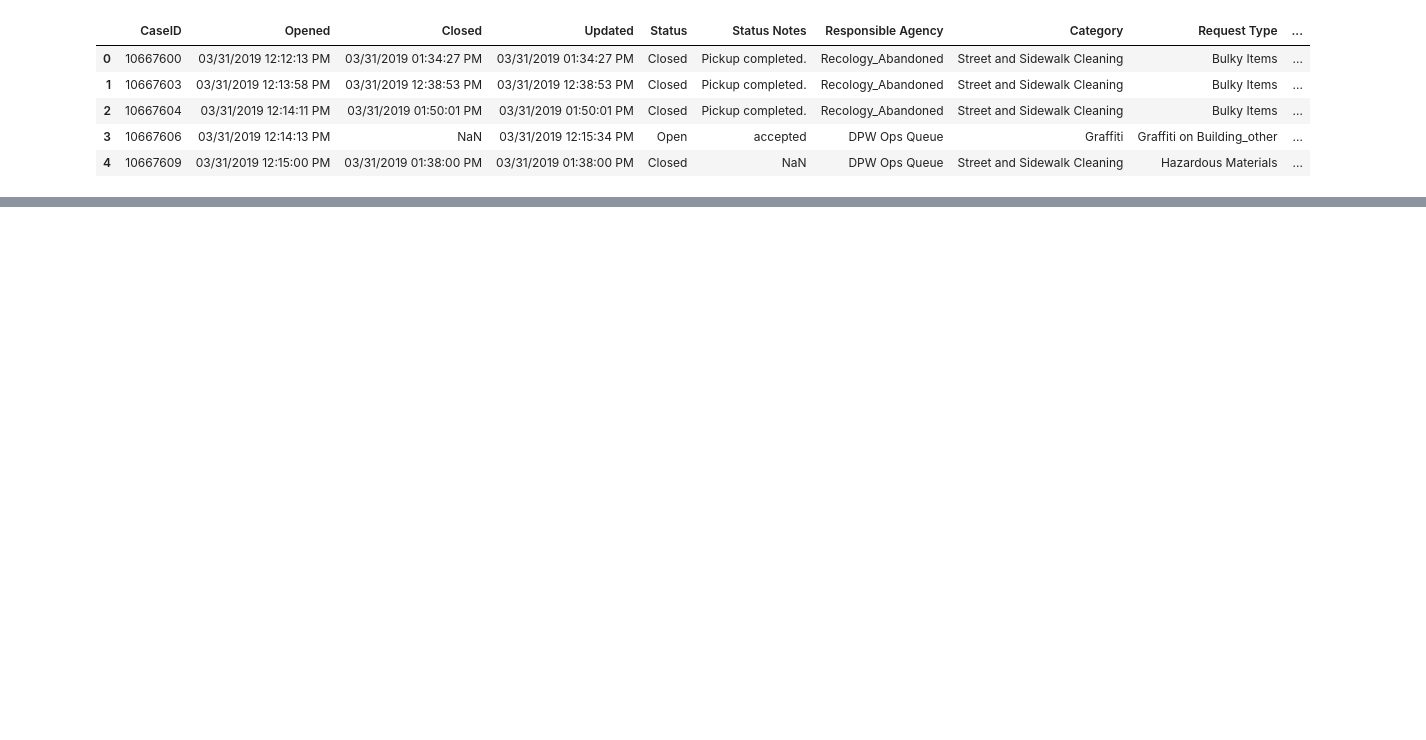
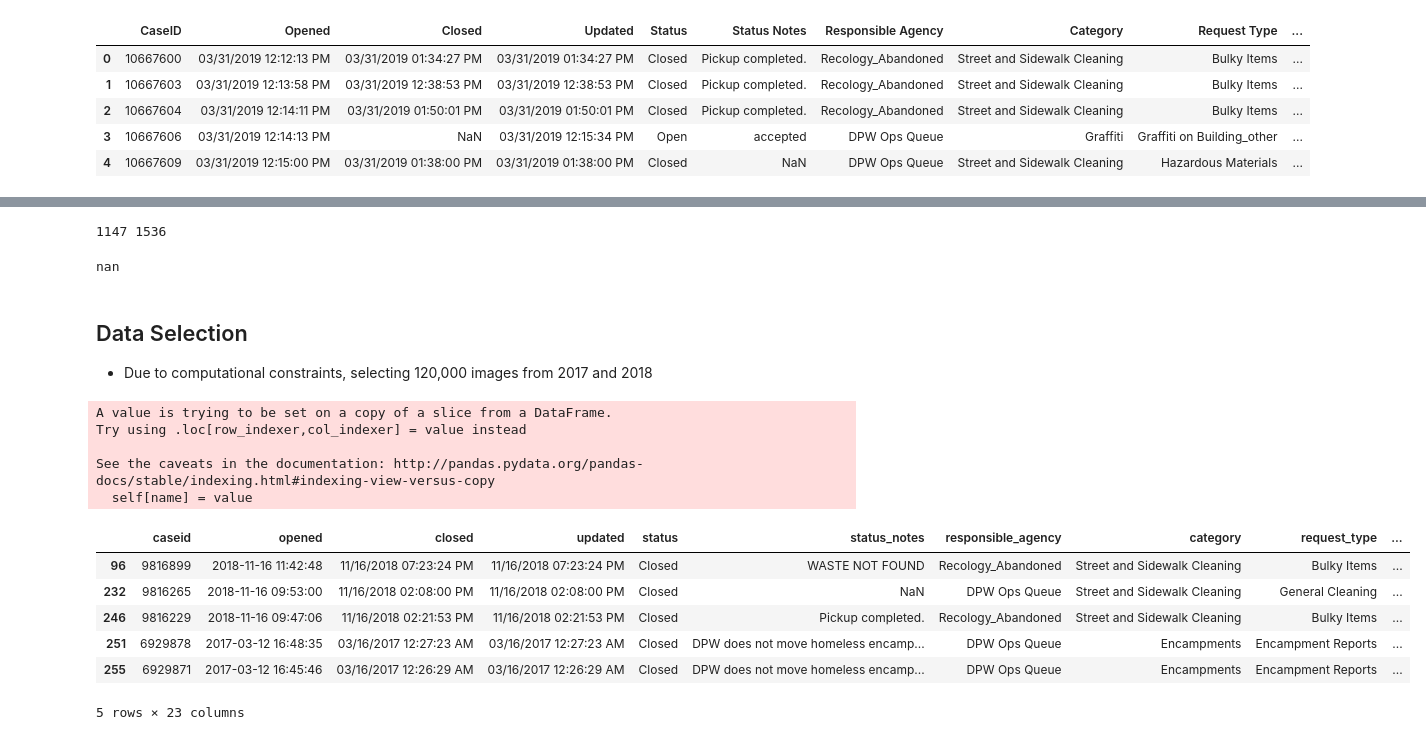
Before and after one commit to cbevis/SF_311, a Jupyter notebook: 311-Capstone.ipynb, the cells around one changed output, grey strips where cells are left out. Drawn from its saved outputs; the diff is of its cells as text; code cells hidden in the pictures; blank space fills up the shorter version.

```diff
--- a/311-Capstone.ipynb
+++ b/311-Capstone.ipynb
@@ -153,4 +26,0 @@ df_mini2.image[0].flatten().shape
-# %%
-df_mini2 = df_mini2.dropna()
-for idx, image in df_mini2['image'].iteritems():
-    df_mini2['image'][idx] = np.reshape(image, 49152)
@@ -236,0 +111,30 @@ groups_m
+# %%
+image1 = get_image(df.iloc[0])
+# %% [output]
+1147 1536
+# %%
+image1
+# %% [output]
+nan
+# %% [markdown]
+## Data Selection
+- Due to computational constraints, selecting 120,000 images from 2017 and 2018
+# %%
+df_mini = df.iloc[0:20]
+
+df_mini.image = df_mini.apply(get_image, axis=1)
+
+df_mini.head()
+# %% [output]
+A value is trying to be set on a copy of a slice from a DataFrame.
+Try using .loc[row_indexer,col_indexer] = value instead
+
+See the caveats in the documentation: http://pandas.pydata.org/pandas-docs/stable/indexing.html#indexing-view-versus-copy
+  self[name] = value
+|  | caseid | opened | closed | updated | status | status_notes | responsible_agency | category | request_type | ... |
+| 96 | 9816899 | 2018-11-16 11:42:48 | 11/16/2018 07:23:24 PM | 11/16/2018 07:23:24 PM | Closed | WASTE NOT FOUND | Recology_Abandoned | Street and Sidewalk Cleaning | Bulky Items | ... |
+| 232 | 9816265 | 2018-11-16 09:53:00 | 11/16/2018 02:08:00 PM | 11/16/2018 02:08:00 PM | Closed | NaN | DPW Ops Queue | Street and Sidewalk Cleaning | General Cleaning | ... |
+| 246 | 9816229 | 2018-11-16 09:47:06 | 11/16/2018 02:21:53 PM | 11/16/2018 02:21:53 PM | Closed | Pickup completed. | Recology_Abandoned | Street and Sidewalk Cleaning | Bulky Items | ... |
+| 251 | 6929878 | 2017-03-12 16:48:35 | 03/16/2017 12:27:23 AM | 03/16/2017 12:27:23 AM | Closed | DPW does not move homeless encamp... | DPW Ops Queue | Encampments | Encampment Reports | ... |
+| 255 | 6929871 | 2017-03-12 16:45:46 | 03/16/2017 12:26:29 AM | 03/16/2017 12:26:29 AM | Closed | DPW does not move homeless encamp... | DPW Ops Queue | Encampments | Encampment Reports | ... |
+5 rows × 23 columns
```
Also changed, not shown: parts of 42 cells of this notebook.
